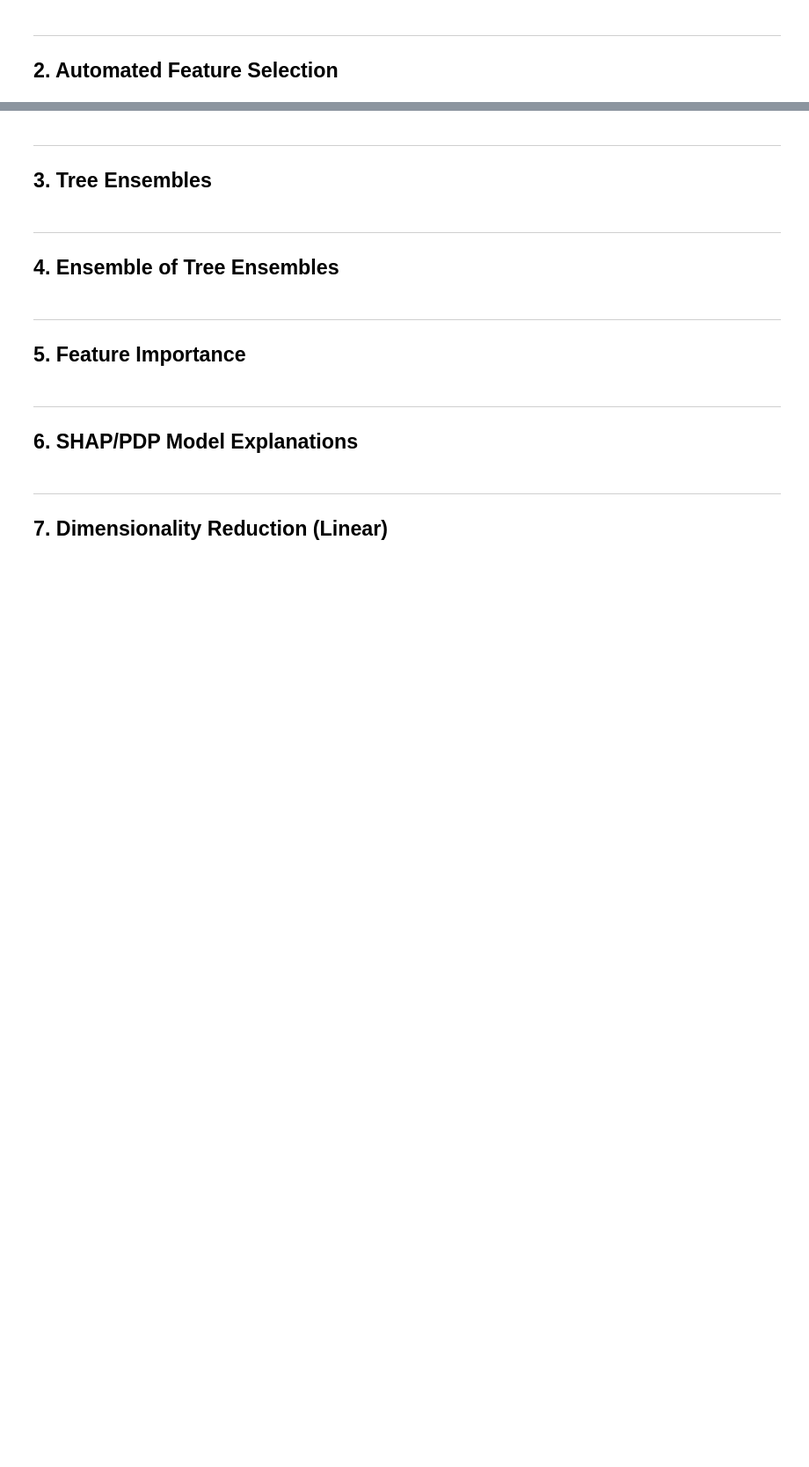
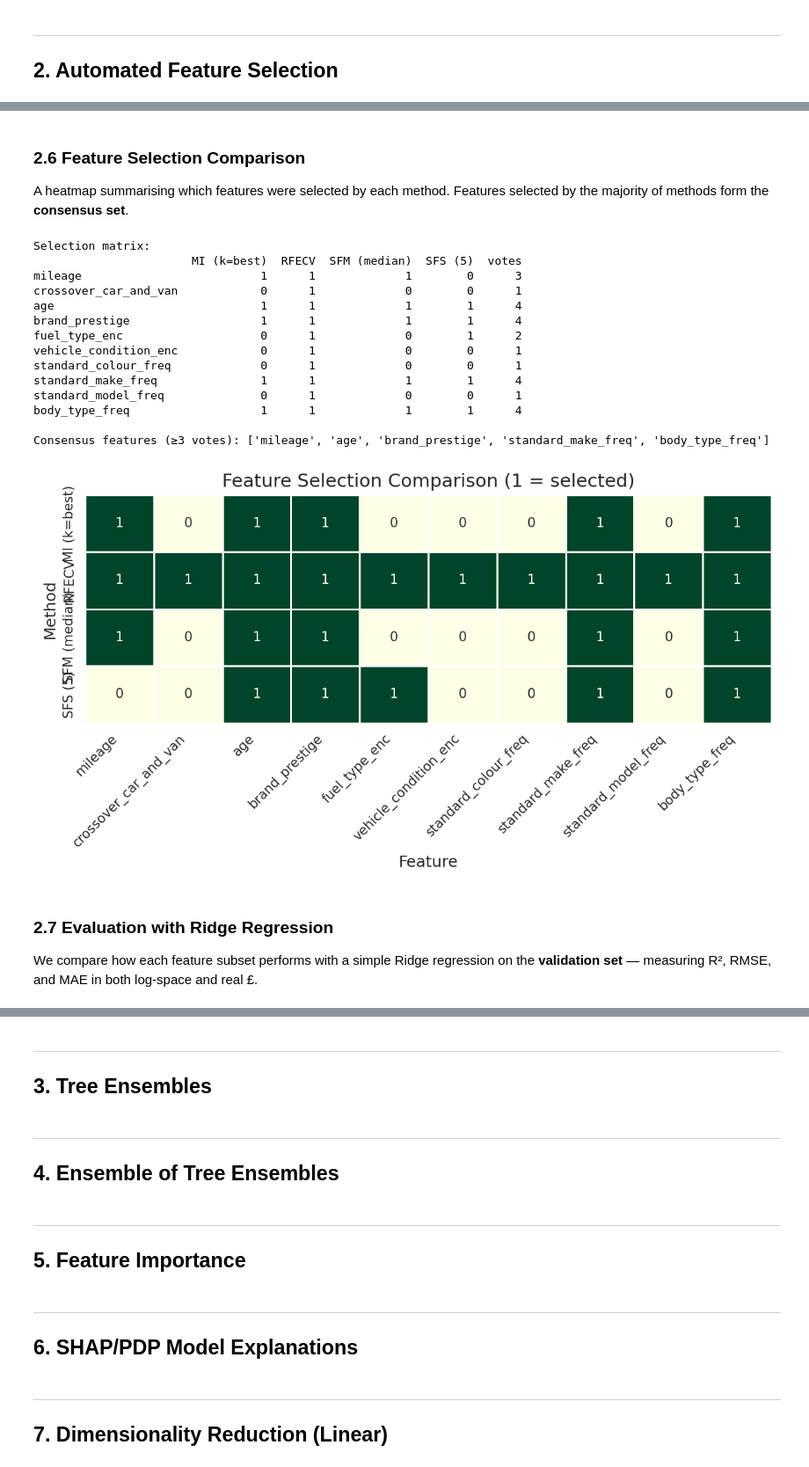
Before and after one commit to ian-shade/Autotrader-Cars-Price-Predictions-ML, a Jupyter notebook: aml_coursework.ipynb, the cells around one changed output, grey strips where cells are left out. Shown at 88% size. Drawn from its saved outputs; the diff is of its cells as text; code cells hidden in the pictures; blank space fills up the shorter version.

```diff
--- a/aml_coursework.ipynb
+++ b/aml_coursework.ipynb
@@ -778,0 +1121,64 @@ Target           : log1p(price)
+# %% [markdown]
+### 2.6 Feature Selection Comparison
+
+A heatmap summarising which features were selected by each method. Features selected by the majority of methods form the **consensus set**.
+# %%
+# ------------------------------------------------------------
+# 2.6  Comparison heatmap
+# ------------------------------------------------------------
+import pandas as pd
+import seaborn as sns
+
+# Build selection matrix (post-VarianceThreshold feature set)
+methods = {
+    "MI (k=best)": [f in mi_selected for f in feature_names],
+    "RFECV":       [f in rfecv_selected for f in feature_names],
+    "SFM (median)": [f in sfm_selected for f in feature_names],
+    "SFS (5)":     [f in sfs_selected for f in feature_names],
+}
+
+sel_df = pd.DataFrame(methods, index=feature_names).astype(int)
+sel_df["votes"] = sel_df.sum(axis=1)
+
+# Consensus = selected by majority (>= 3 of 4 supervised methods)
+consensus_features = sel_df[sel_df["votes"] >= 3].index.tolist()
+
+print("Selection matrix:")
+print(sel_df.to_string())
+print(f"\nConsensus features (≥3 votes): {consensus_features}")
+
+# --- Heatmap ---
+fig, ax = plt.subplots(figsize=(8, max(4, len(feature_names) * 0.45)))
+sns.heatmap(
+    sel_df.drop(columns="votes").T,
+    annot=True, cmap="YlGn", cbar=False,
+    linewidths=0.5, linecolor="white",
+    yticklabels=True, xticklabels=True, ax=ax
+)
+ax.set_title("Feature Selection Comparison (1 = selected)")
+ax.set_xlabel("Feature")
+ax.set_ylabel("Method")
+plt.xticks(rotation=45, ha="right")
+plt.tight_layout()
+# plt.savefig("figures/feature_selection_comparison.png", dpi=150, bbox_inches="tight")
+plt.show()
+# %% [output]
+Selection matrix:
+                       MI (k=best)  RFECV  SFM (median)  SFS (5)  votes
+mileage                          1      1             1        0      3
+crossover_car_and_van            0      1             0        0      1
+age                              1      1             1        1      4
+brand_prestige                   1      1             1        1      4
+fuel_type_enc                    0      1             0        1      2
+vehicle_condition_enc            0      1             0        0      1
+standard_colour_freq             0      1             0        0      1
+standard_make_freq               1      1             1        1      4
+standard_model_freq              0      1             0        0      1
+body_type_freq                   1      1             1        1      4
+
+Consensus features (≥3 votes): ['mileage', 'age', 'brand_prestige', 'standard_make_freq', 'body_type_freq']
+[figure, added]
+# %% [markdown]
+### 2.7 Evaluation with Ridge Regression
+
+We compare how each feature subset performs with a simple Ridge regression on the **validation set** — measuring R², RMSE, and MAE in both log-space and real £.
```
Also changed, not shown: parts of 28 cells of this notebook.
